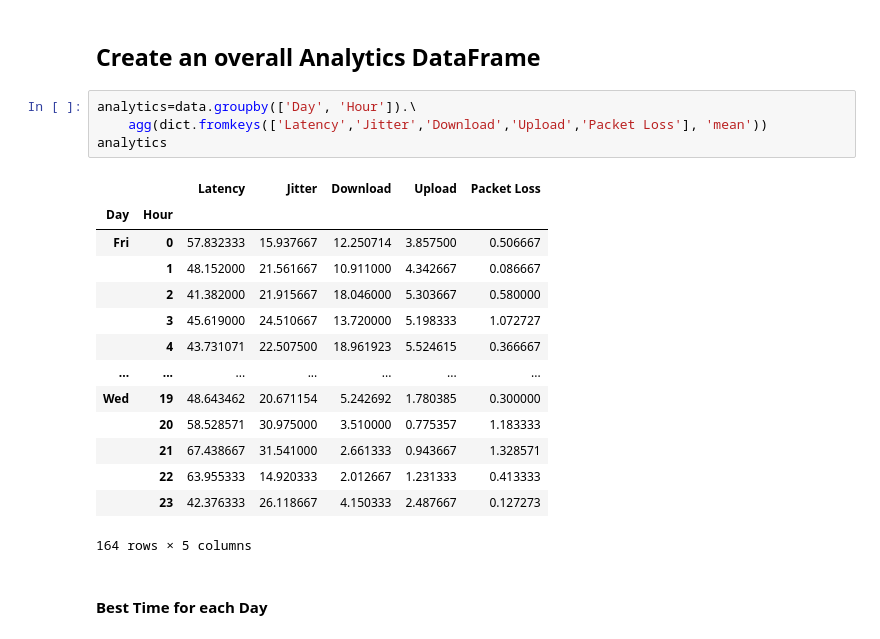
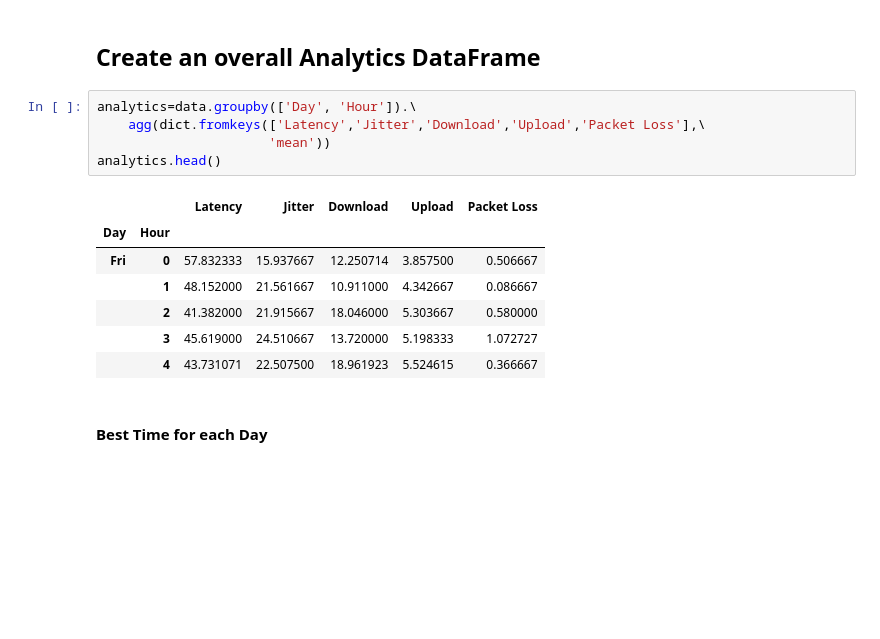
Before and after one commit to shanthiii/Internet-Analysis-Project, a Jupyter notebook: Internet_Analysis.ipynb, the cells around one changed output. Cells and saved outputs as stored; diff of their text form; blank space fills up the shorter version.

```diff
--- a/Internet_Analysis.ipynb
+++ b/Internet_Analysis.ipynb
@@ -248,23 +252,17 @@ pd.DataFrame({'Minimum at':hour_analytics.idxmin(),'Maximum at':hour_analytics.i
 ## Create an overall Analytics DataFrame
 # %%
 analytics=data.groupby(['Day', 'Hour']).\
-    agg(dict.fromkeys(['Latency','Jitter','Download','Upload','Packet Loss'], 'mean'))
-analytics
+    agg(dict.fromkeys(['Latency','Jitter','Download','Upload','Packet Loss'],\
+                      'mean'))
+analytics.head()
 # %% [output]
 |  |  | Latency | Jitter | Download | Upload | Packet Loss |
 | Day | Hour |  |  |  |  |  |
 | Fri | 0 | 57.832333 | 15.937667 | 12.250714 | 3.857500 | 0.506667 |
 |  | 1 | 48.152000 | 21.561667 | 10.911000 | 4.342667 | 0.086667 |
 |  | 2 | 41.382000 | 21.915667 | 18.046000 | 5.303667 | 0.580000 |
 |  | 3 | 45.619000 | 24.510667 | 13.720000 | 5.198333 | 1.072727 |
 |  | 4 | 43.731071 | 22.507500 | 18.961923 | 5.524615 | 0.366667 |
-| ... | ... | ... | ... | ... | ... | ... |
-| Wed | 19 | 48.643462 | 20.671154 | 5.242692 | 1.780385 | 0.300000 |
-|  | 20 | 58.528571 | 30.975000 | 3.510000 | 0.775357 | 1.183333 |
-|  | 21 | 67.438667 | 31.541000 | 2.661333 | 0.943667 | 1.328571 |
-|  | 22 | 63.955333 | 14.920333 | 2.012667 | 1.231333 | 0.413333 |
-|  | 23 | 42.376333 | 26.118667 | 4.150333 | 2.487667 | 0.127273 |
-164 rows × 5 columns
 # %% [markdown]
 #### Best Time for each Day
 # %%
```
Also changed, not shown: parts of 9 cells of this notebook.
